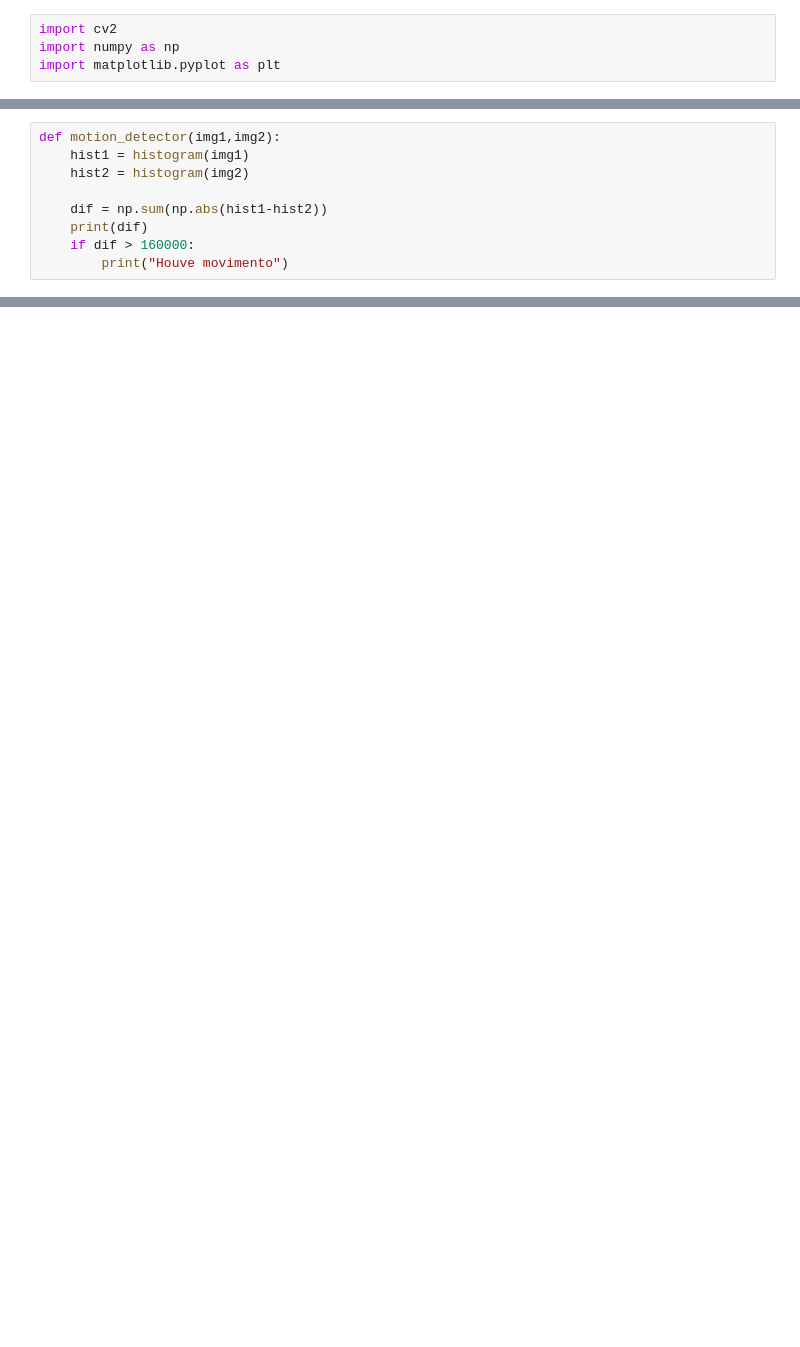
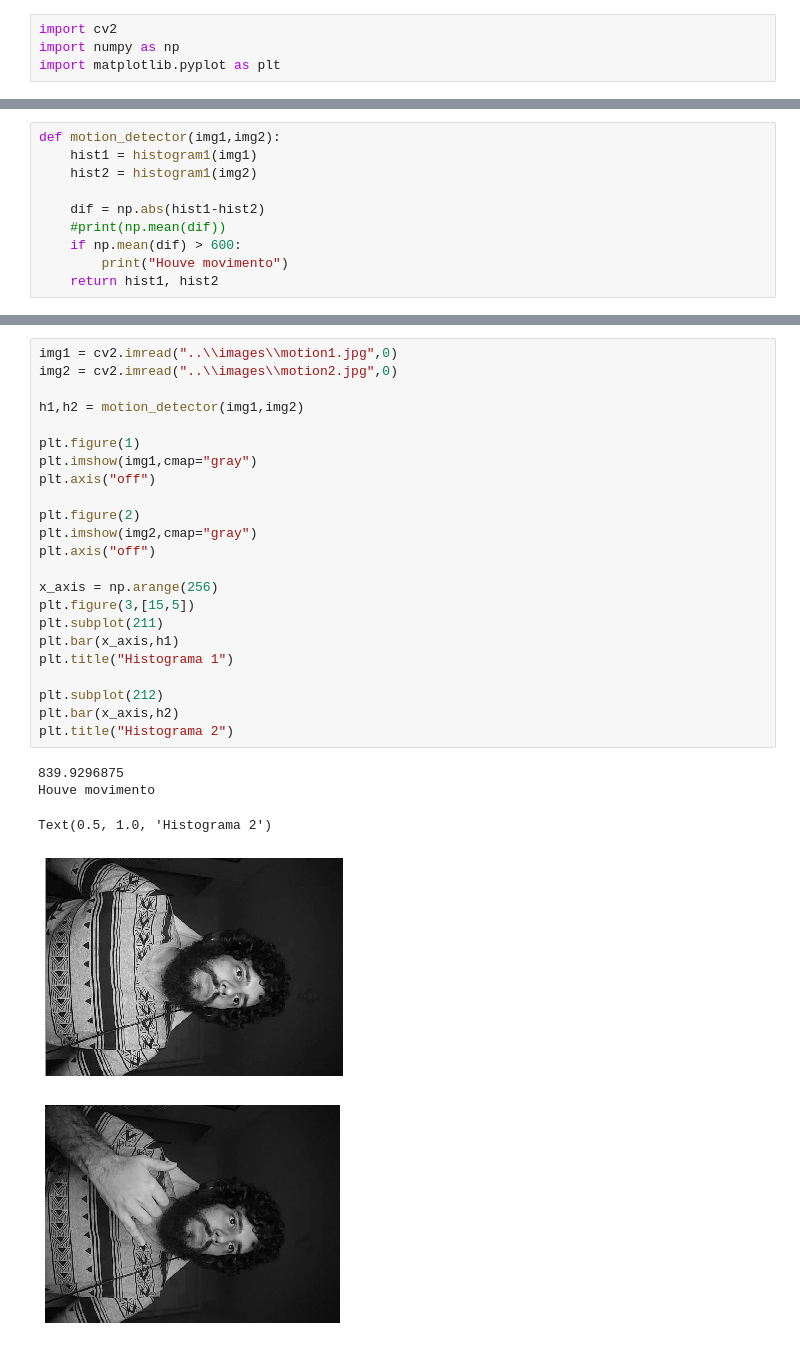
Before and after one commit to MailsonRodrigues/digital_image_processing, a Jupyter notebook: exercises/Exercicios_3.ipynb, the cells around one changed output, grey strips where cells are left out. Drawn from its saved outputs; the diff is of its cells as text; blank space fills up the shorter version.

```diff
--- a/exercises/Exercicios_3.ipynb
+++ b/exercises/Exercicios_3.ipynb
@@ -86,9 +155,10 @@ plt.axis("off")
 # %%
 def motion_detector(img1,img2):
-    hist1 = histogram(img1)
-    hist2 = histogram(img2)
+    hist1 = histogram1(img1)
+    hist2 = histogram1(img2)
 
-    dif = np.sum(np.abs(hist1-hist2))
-    print(dif)
-    if dif > 160000:
+    dif = np.abs(hist1-hist2)
+    #print(np.mean(dif))
+    if np.mean(dif) > 600:
         print("Houve movimento")
+    return hist1, hist2
@@ -94,0 +171,29 @@ def motion_detector(img1,img2):
+# %%
+img1 = cv2.imread("..\\images\\motion1.jpg",0)
+img2 = cv2.imread("..\\images\\motion2.jpg",0)
+
+h1,h2 = motion_detector(img1,img2)
+
+plt.figure(1)
+plt.imshow(img1,cmap="gray")
+plt.axis("off")
+
+plt.figure(2)
+plt.imshow(img2,cmap="gray")
+plt.axis("off")
+
+x_axis = np.arange(256)
+plt.figure(3,[15,5])
+plt.subplot(211)
+plt.bar(x_axis,h1)
+plt.title("Histograma 1")
+
+plt.subplot(212)
+plt.bar(x_axis,h2)
+plt.title("Histograma 2")
+# %% [output]
+839.9296875
+Houve movimento
+Text(0.5, 1.0, 'Histograma 2')
+[figure, added]
+[figure, added]
```
Also changed, not shown: parts of 21 cells of this notebook, 4 other files.
